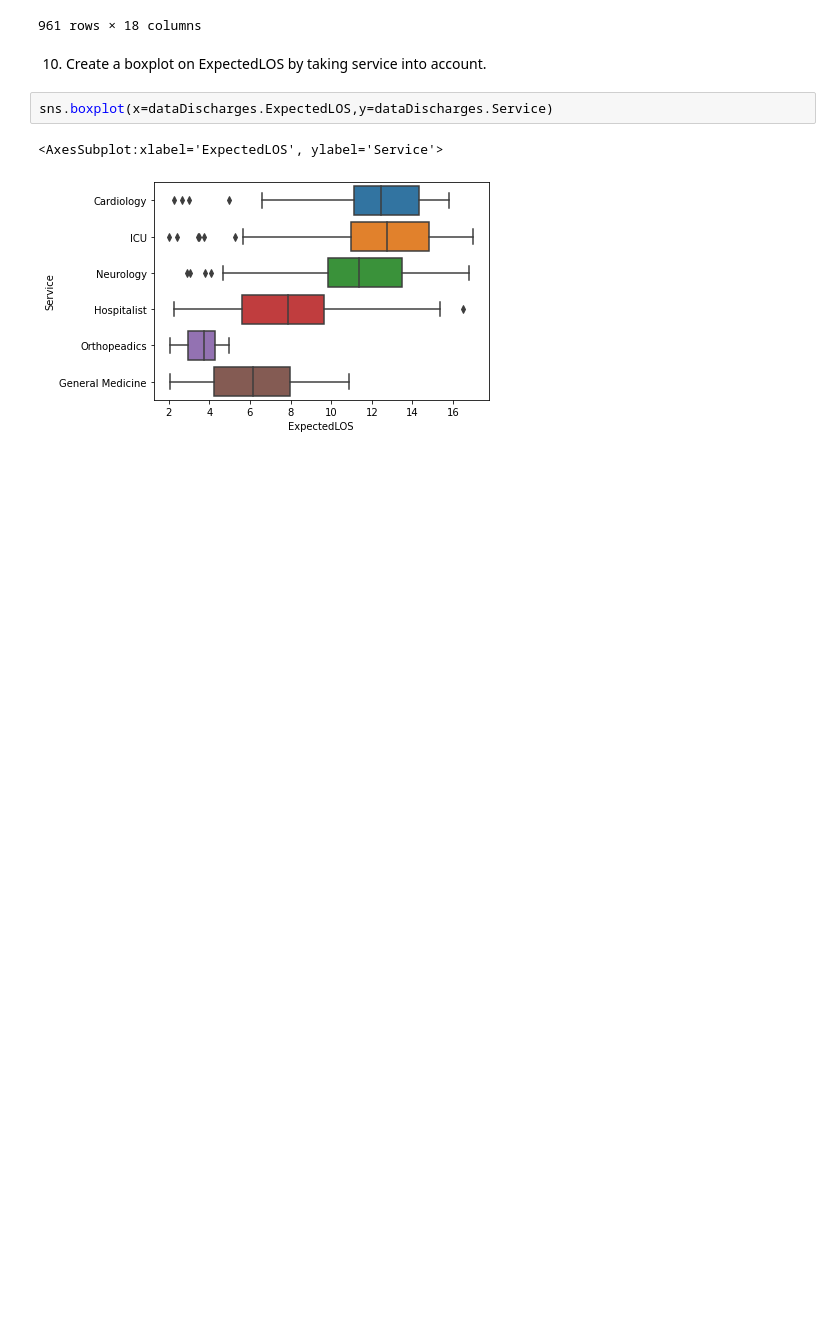
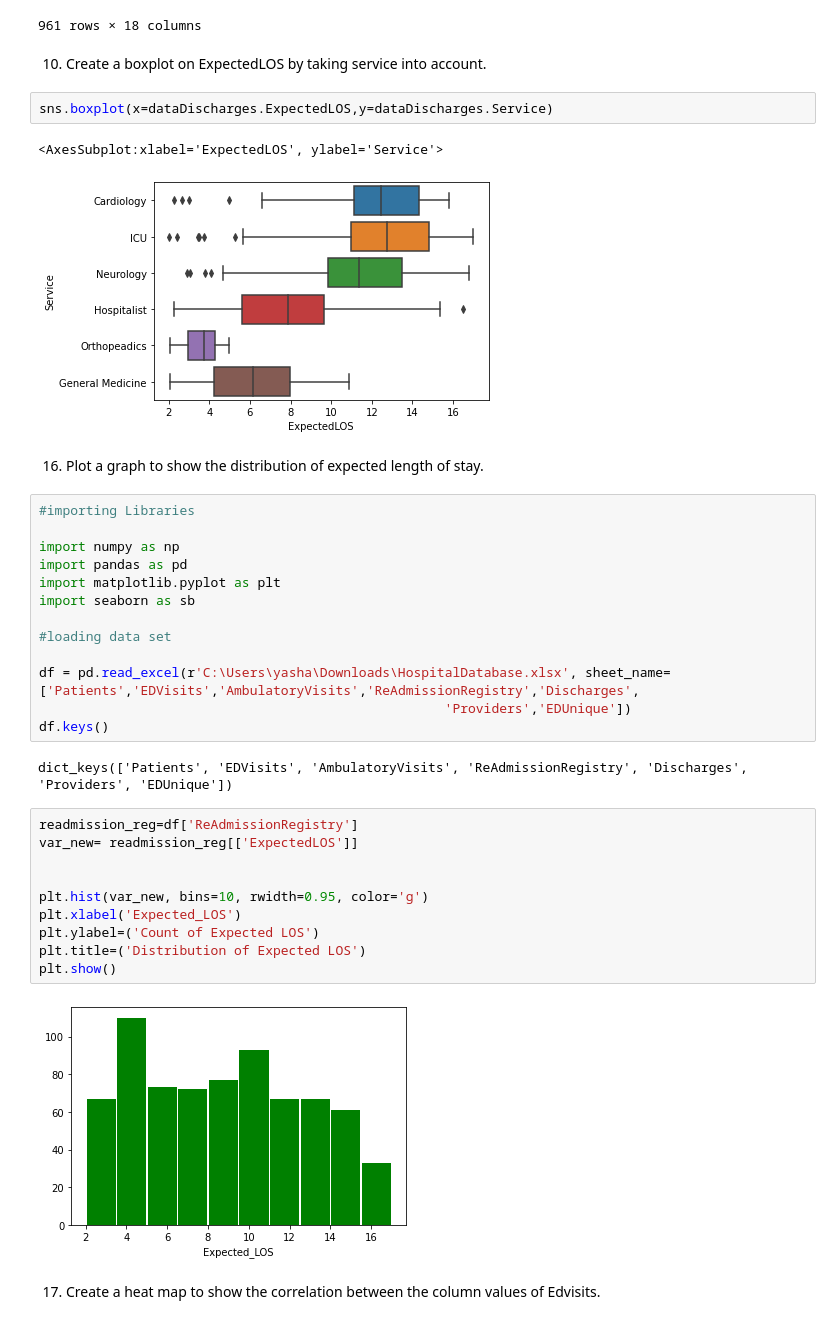
Before and after one commit to PoovithaJayaprakash/Mighty-Pythons, a Jupyter notebook: Mighty-Pythons.ipynb, the cells around one changed output. Drawn from its saved outputs; the diff is of its cells as text; blank space fills up the shorter version.

```diff
--- a/Mighty-Pythons.ipynb
+++ b/Mighty-Pythons.ipynb
@@ -76,3 +76,34 @@ sns.boxplot(x=dataDischarges.ExpectedLOS,y=dataDischarges.Service)
 # %% [output]
 <AxesSubplot:xlabel='ExpectedLOS', ylabel='Service'>
 [figure]
+# %% [markdown]
+16. Plot a graph to show the distribution of expected length of stay.
+# %%
+#importing Libraries
+
+import numpy as np
+import pandas as pd
+import matplotlib.pyplot as plt
+import seaborn as sb
+
+#loading data set
+
+df = pd.read_excel(r'C:\Users\yasha\Downloads\HospitalDatabase.xlsx', sheet_name=['Patients','EDVisits','AmbulatoryVisits','ReAdmissionRegistry','Discharges',
+                                                    'Providers','EDUnique'])
+df.keys()
+# %% [output]
+dict_keys(['Patients', 'EDVisits', 'AmbulatoryVisits', 'ReAdmissionRegistry', 'Discharges', 'Providers', 'EDUnique'])
+# %%
+readmission_reg=df['ReAdmissionRegistry']
+var_new= readmission_reg[['ExpectedLOS']]
+
+
+plt.hist(var_new, bins=10, rwidth=0.95, color='g')
+plt.xlabel('Expected_LOS')
+plt.ylabel=('Count of Expected LOS')
+plt.title=('Distribution of Expected LOS')
+plt.show()
+# %% [output]
+[figure, added]
+# %% [markdown]
+17. Create a heat map to show the correlation between the column values of Edvisits.
```
Also changed, not shown: parts of 23 cells of this notebook.
